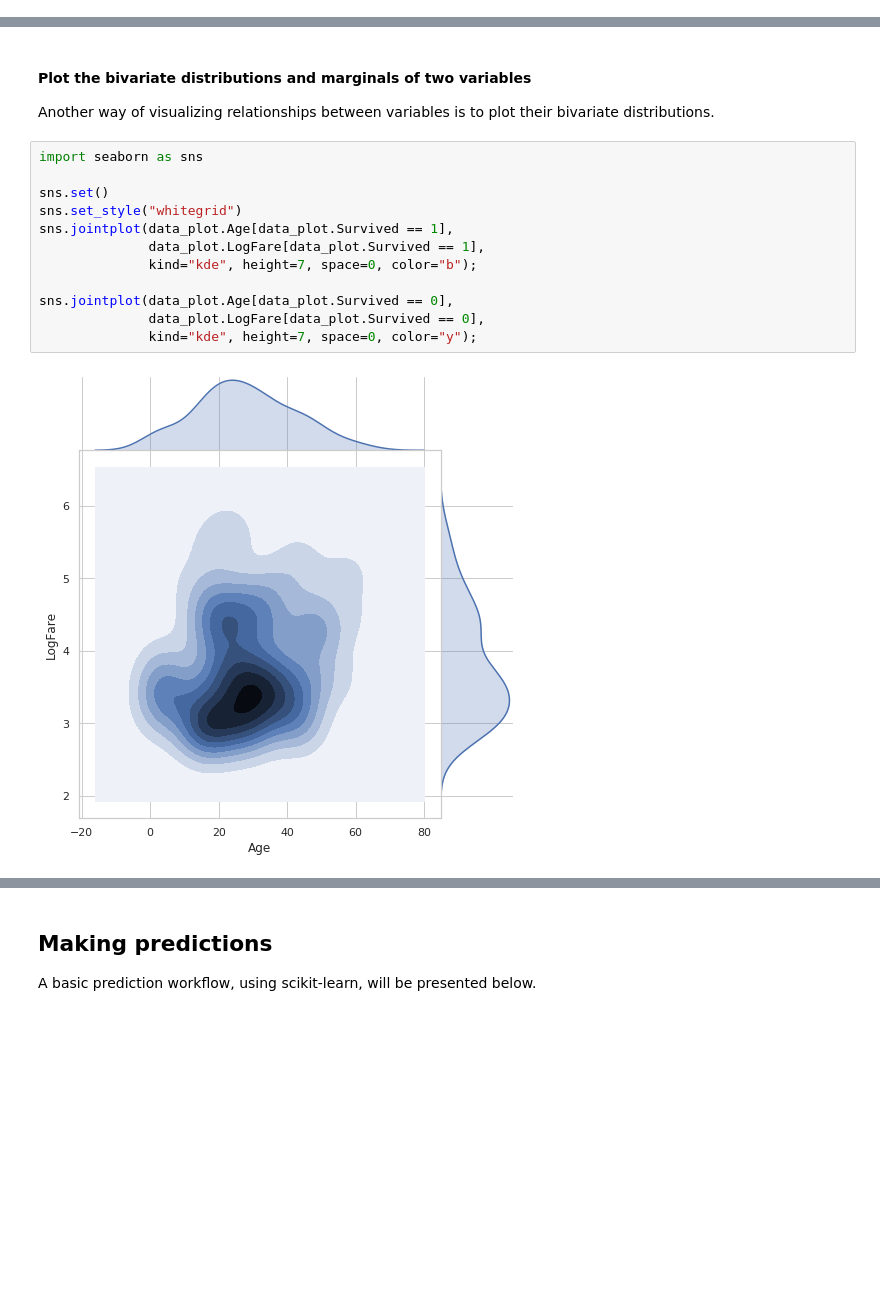
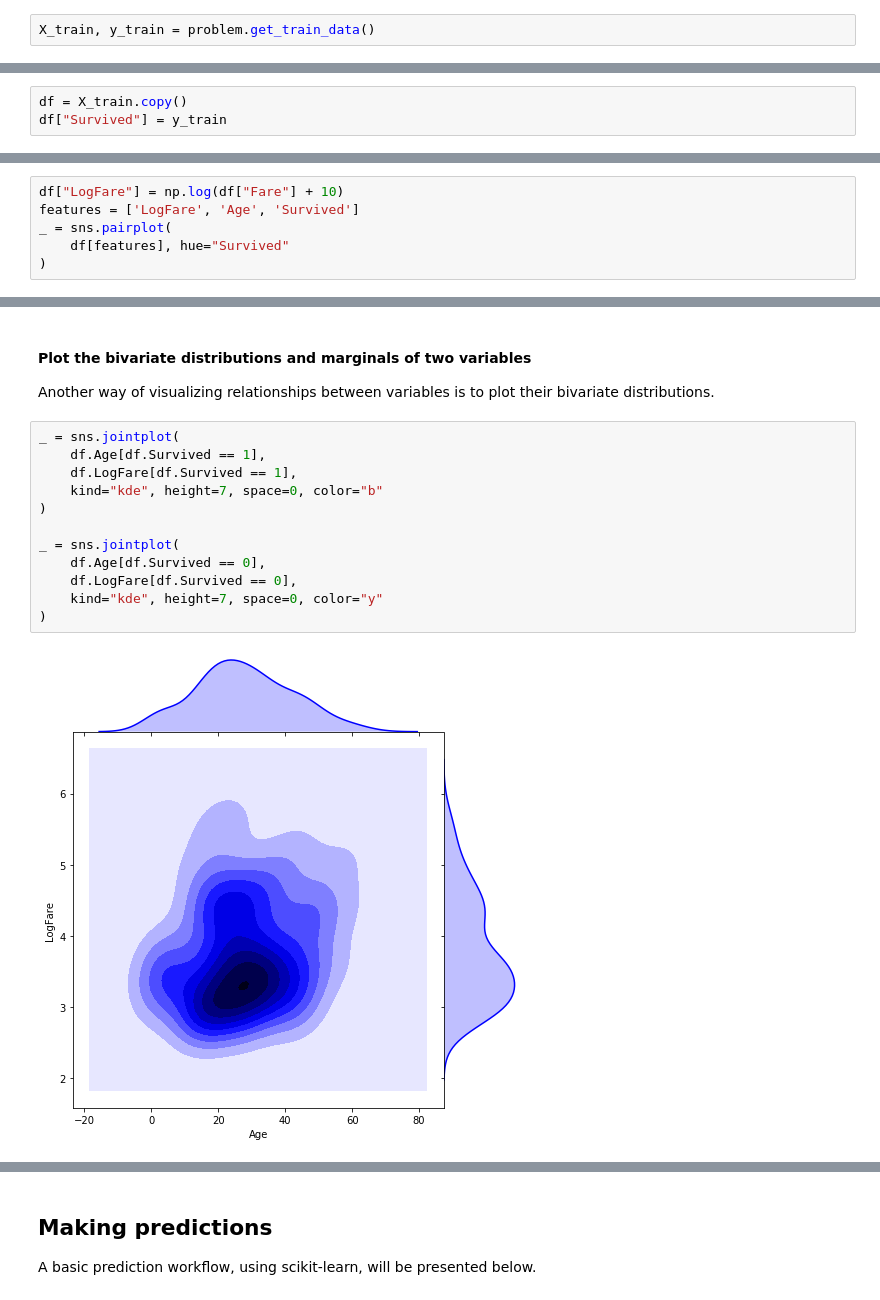
Before and after one commit to ramp-kits/titanic, a Jupyter notebook: titanic_starting_kit.ipynb, the cells around one changed output, grey strips where cells are left out. Cells and saved outputs as stored; diff of their text form; blank space fills up the shorter version.

```diff
--- a/titanic_starting_kit.ipynb
+++ b/titanic_starting_kit.ipynb
@@ -46,0 +26,2 @@ X_train.head(5)
+# %%
+X_train, y_train = problem.get_train_data()
@@ -102,0 +98,3 @@ scatter_matrix(data.get(['Fare', 'Pclass', 'Age']), alpha=0.2,
+# %%
+df = X_train.copy()
+df["Survived"] = y_train
@@ -115,0 +119,6 @@ data_plot.plot(kind='scatter', x='Age', y='LogFare', c='Survived', s=50, cmap=pl
+# %%
+df["LogFare"] = np.log(df["Fare"] + 10)
+features = ['LogFare', 'Age', 'Survived']
+_ = sns.pairplot(
+    df[features], hue="Survived"
+)
@@ -118,16 +129,16 @@ data_plot.plot(kind='scatter', x='Age', y='LogFare', c='Survived', s=50, cmap=pl
 
 Another way of visualizing relationships between variables is to plot their bivariate distributions.
 # %%
-import seaborn as sns
+_ = sns.jointplot(
+    df.Age[df.Survived == 1],
+    df.LogFare[df.Survived == 1],
+    kind="kde", height=7, space=0, color="b"
+)
 
-sns.set()
-sns.set_style("whitegrid")
-sns.jointplot(data_plot.Age[data_plot.Survived == 1],
-              data_plot.LogFare[data_plot.Survived == 1],
-              kind="kde", height=7, space=0, color="b");
-
-sns.jointplot(data_plot.Age[data_plot.Survived == 0],
-              data_plot.LogFare[data_plot.Survived == 0],
-              kind="kde", height=7, space=0, color="y");
+_ = sns.jointplot(
+    df.Age[df.Survived == 0],
+    df.LogFare[df.Survived == 0],
+    kind="kde", height=7, space=0, color="y"
+)
 # %% [output]
-[figure, old version]
+[figure, new version]
```
Also changed, not shown: parts of 35 cells of this notebook, 4 other files.
